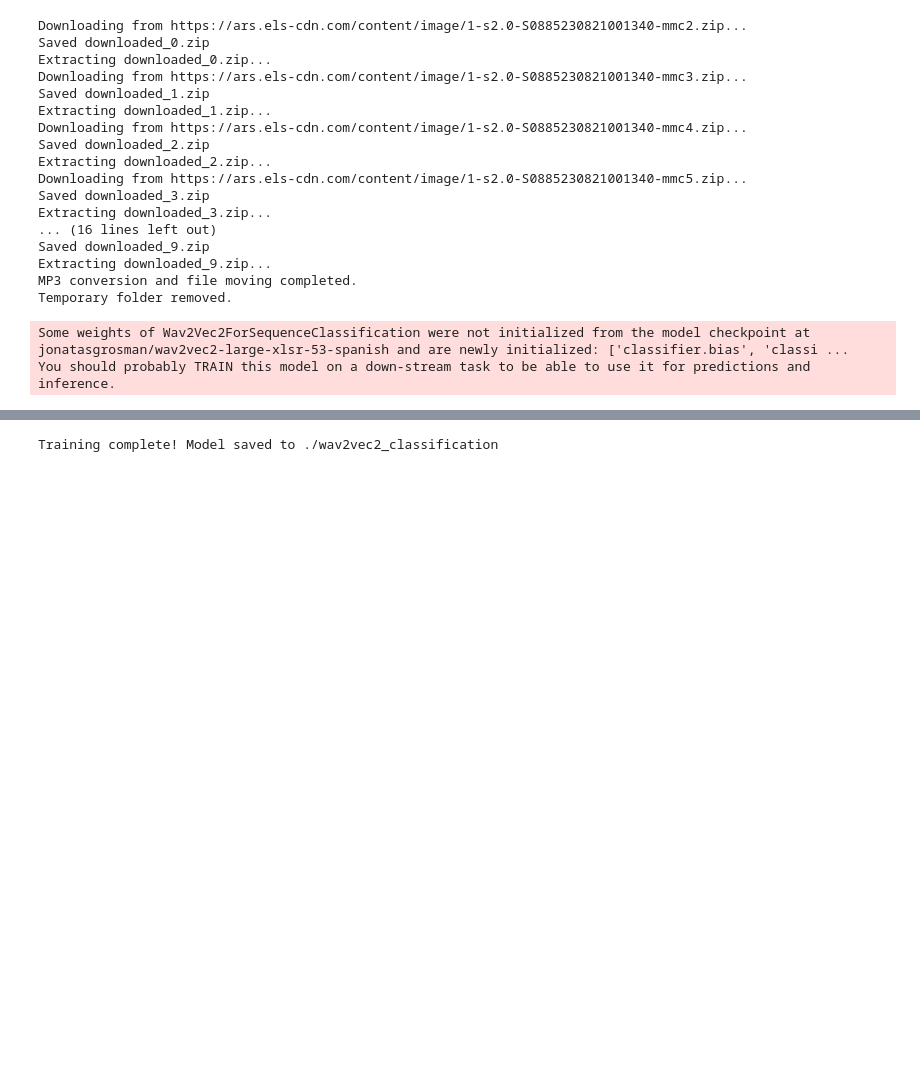
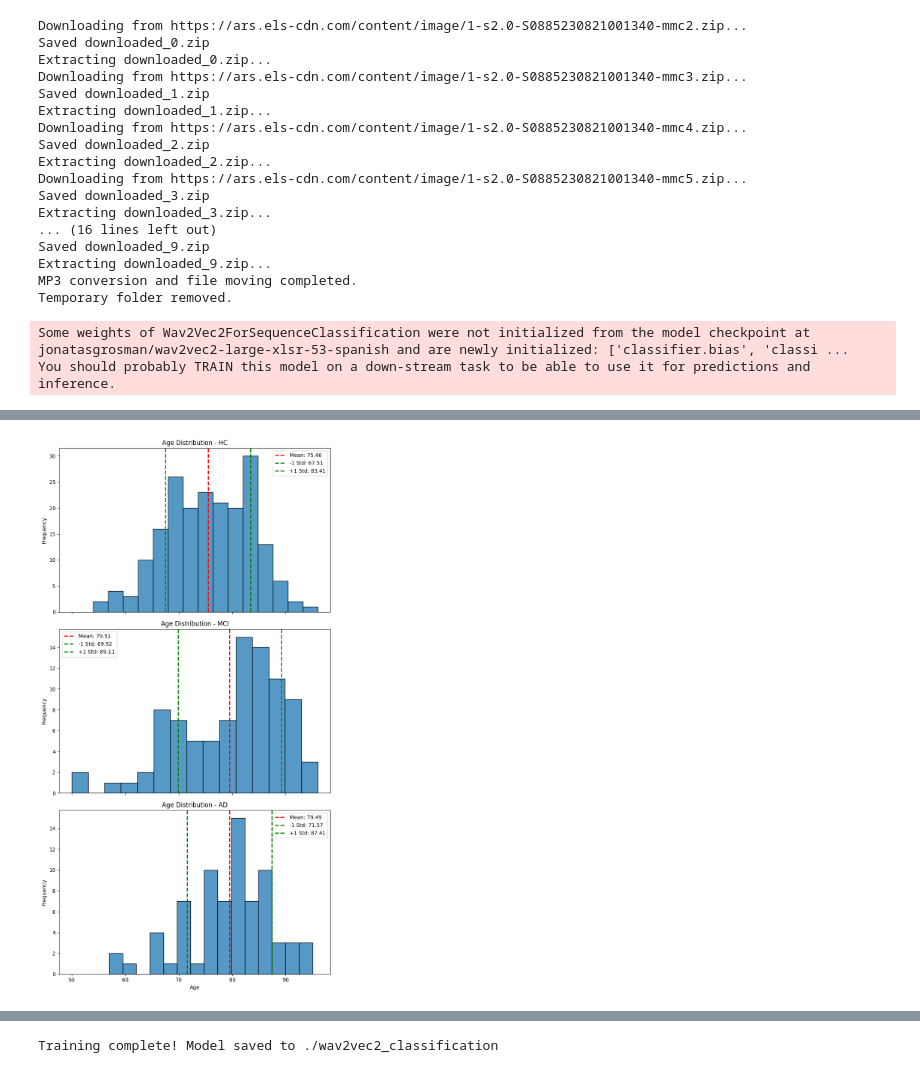
Before and after one commit to alfonsohera/stci, a Jupyter notebook: Notebooks/proto.ipynb, the cells around one changed output, grey strips where cells are left out. Drawn from its saved outputs; the diff is of its cells as text; code cells hidden in the pictures; blank space fills up the shorter version.

```diff
--- a/Notebooks/proto.ipynb
+++ b/Notebooks/proto.ipynb
@@ -474,2 +508,35 @@ data_df.head()
+# %%
+
+plt.style.use("default")
+
+# Get unique classes
+fig, axes = plt.subplots(len(classes), 1, figsize=(8, 5 * len(classes)), sharex=True)
+
+for i, cls in enumerate(classes):
+    ax = axes[i] if len(classes) > 1 else axes  # Handle single-class case
+    subset = data_df[data_df["class"] == cls]["Age"]
+
+    sns.histplot(subset, bins=15, kde=False, ax=ax)
+
+    # Correct way to access values
+    mean_age = mean_values[cls]
+    std_age = std_values[cls]
+
+    # Plot mean and standard deviation lines
+    ax.axvline(mean_age, color='r', linestyle='dashed', linewidth=2, label=f"Mean: {mean_age:.2f}")
+    ax.axvline(mean_age - std_age, color='g', linestyle='dashed', linewidth=2, label=f'-1 Std: {mean_age - std_age:.2f}')
+    ax.axvline(mean_age + std_age, color='g', linestyle='dashed', linewidth=2, label=f'+1 Std: {mean_age + std_age:.2f}')
+
+    # Titles and labels
+    ax.set_title(f"Age Distribution - {cls}")
+    ax.set_xlabel("Age")
+    ax.set_ylabel("Frequency")
+    ax.legend()
+
+# Adjust layout
+plt.tight_layout()
+plt.show()
+# %% [output]
+[figure, added]
 # %%
 
```
Also changed, not shown: parts of 11 cells of this notebook.
